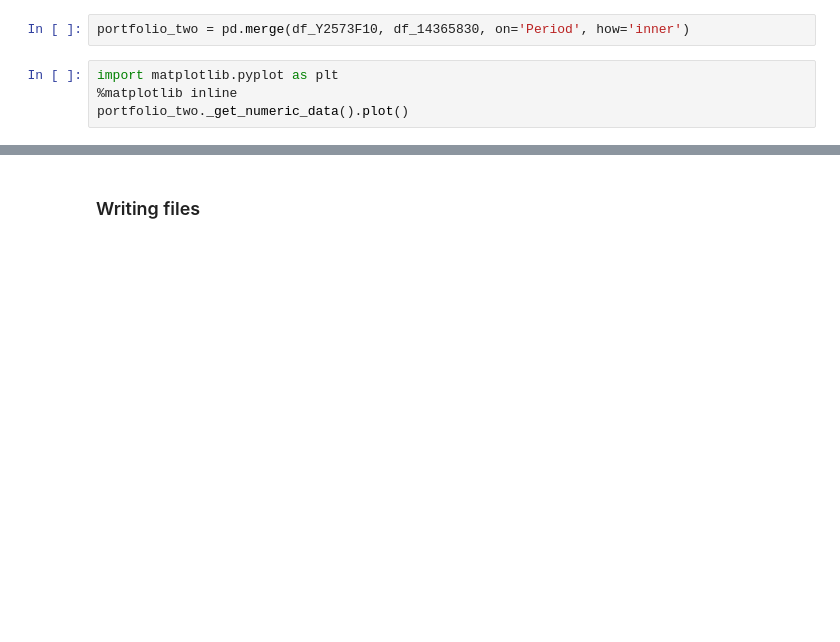
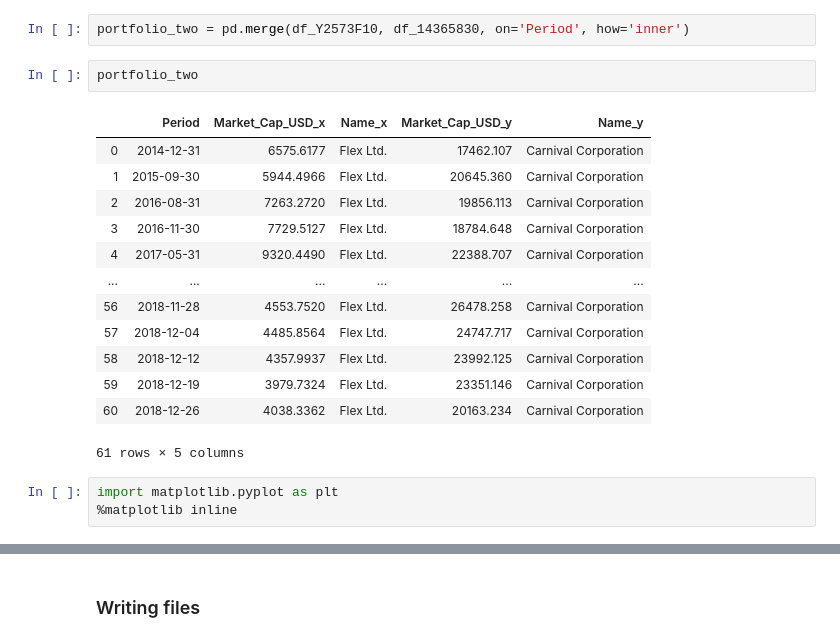
Before and after one commit to MaastrichtU-Library/data-science-bootcamp, a Jupyter notebook: notebooks/3 - Data Wrangling with Pandas.ipynb, the cells around one changed output, grey strips where cells are left out. Drawn from its saved outputs; the diff is of its cells as text; blank space fills up the shorter version.

```diff
--- a/notebooks/3 - Data Wrangling with Pandas.ipynb
+++ b/notebooks/3 - Data Wrangling with Pandas.ipynb
@@ -213,7 +605,22 @@ df_14365830 = data[data.Identifier == '14365830']
 df_14365830 = df_14365830[['Period','Market_Cap_USD','Name']]
 # %%
 portfolio_two = pd.merge(df_Y2573F10, df_14365830, on='Period', how='inner')
+# %%
+portfolio_two
+# %% [output]
+|  | Period | Market_Cap_USD_x | Name_x | Market_Cap_USD_y | Name_y |
+| 0 | 2014-12-31 | 6575.6177 | Flex Ltd. | 17462.107 | Carnival Corporation |
+| 1 | 2015-09-30 | 5944.4966 | Flex Ltd. | 20645.360 | Carnival Corporation |
+| 2 | 2016-08-31 | 7263.2720 | Flex Ltd. | 19856.113 | Carnival Corporation |
+| 3 | 2016-11-30 | 7729.5127 | Flex Ltd. | 18784.648 | Carnival Corporation |
+| 4 | 2017-05-31 | 9320.4490 | Flex Ltd. | 22388.707 | Carnival Corporation |
+| ... | ... | ... | ... | ... | ... |
+| 56 | 2018-11-28 | 4553.7520 | Flex Ltd. | 26478.258 | Carnival Corporation |
+| 57 | 2018-12-04 | 4485.8564 | Flex Ltd. | 24747.717 | Carnival Corporation |
+| 58 | 2018-12-12 | 4357.9937 | Flex Ltd. | 23992.125 | Carnival Corporation |
+| 59 | 2018-12-19 | 3979.7324 | Flex Ltd. | 23351.146 | Carnival Corporation |
+| 60 | 2018-12-26 | 4038.3362 | Flex Ltd. | 20163.234 | Carnival Corporation |
+61 rows × 5 columns
 # %%
 import matplotlib.pyplot as plt
 %matplotlib inline
-portfolio_two._get_numeric_data().plot()
```
Also changed, not shown: parts of 58 cells of this notebook, 3 other files.
